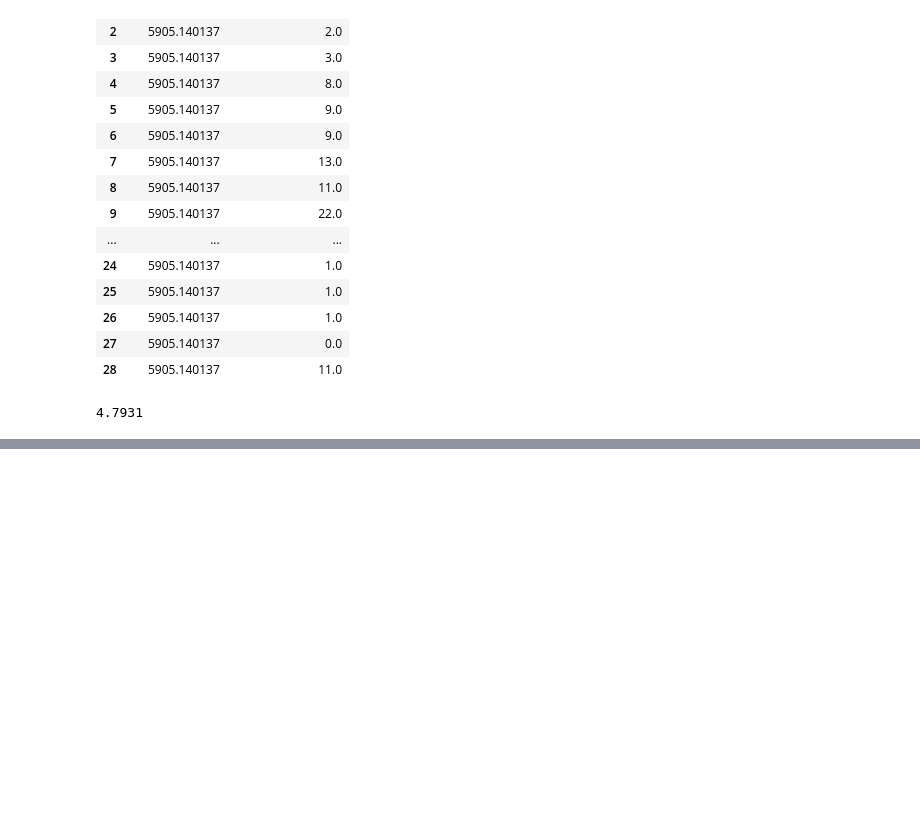
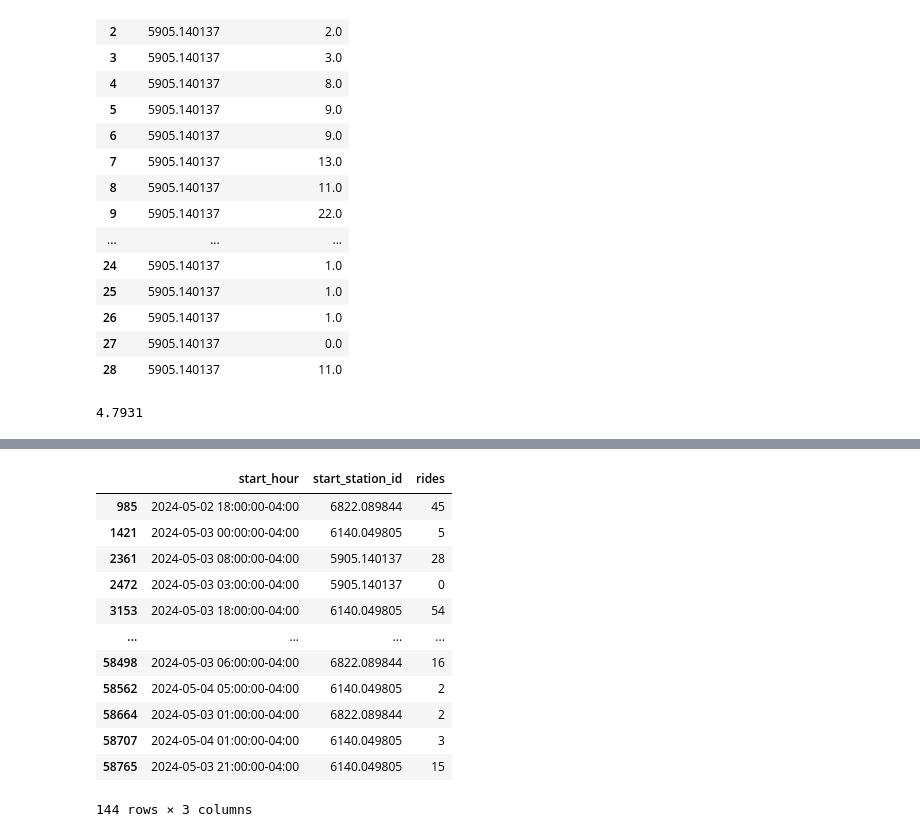
Before and after one commit to nolantphillips/CitiBike, a Jupyter notebook: notebooks/13_model_training_pipeline.ipynb, the cells around one changed output, grey strips where cells are left out. Saved outputs shown, nothing was run; the diff lists cells and outputs as text; code cells hidden in the pictures; blank space fills up the shorter version.

```diff
--- a/notebooks/13_model_training_pipeline.ipynb
+++ b/notebooks/13_model_training_pipeline.ipynb
@@ -465,3 +465,23 @@ test_mae = mean_absolute_error(y_test_5905, preds['predicted_demand'])
 print(f"{test_mae:.4f}")
 # %% [output]
 4.7931
+# %%
+from src.inference import get_feature_store
+import pandas as pd
+from datetime import datetime, timedelta, timezone
+
+days=2
+current_date = pd.to_datetime(datetime.now()).tz_localize("US/Eastern")
+fetch_data_from = current_date - timedelta(days=(365 + days))
+fetch_data_to = current_date - timedelta(days=365)
+print(fetch_data_from, fetch_data_to)
+fs = get_feature_store()
+fg = fs.get_feature_group(name=config.FEATURE_GROUP_NAME, version=1)
+
+query = fg.select_all()
+# query = query.filter((fg.pickup_hour >= fetch_data_from))
+df = query.read()
+df["start_hour"] = df["start_hour"].dt.tz_convert("US/Eastern")
+cond = (df["start_hour"] >= fetch_data_from) & (df["start_hour"] <= fetch_data_to)
+df[cond]
+# %% [output]
@@ -467,0 +497,13 @@ print(f"{test_mae:.4f}")
+|  | start_hour | start_station_id | rides |
+| 985 | 2024-05-02 18:00:00-04:00 | 6822.089844 | 45 |
+| 1421 | 2024-05-03 00:00:00-04:00 | 6140.049805 | 5 |
+| 2361 | 2024-05-03 08:00:00-04:00 | 5905.140137 | 28 |
+| 2472 | 2024-05-03 03:00:00-04:00 | 5905.140137 | 0 |
+| 3153 | 2024-05-03 18:00:00-04:00 | 6140.049805 | 54 |
+| ... | ... | ... | ... |
+| 58498 | 2024-05-03 06:00:00-04:00 | 6822.089844 | 16 |
+| 58562 | 2024-05-04 05:00:00-04:00 | 6140.049805 | 2 |
+| 58664 | 2024-05-03 01:00:00-04:00 | 6822.089844 | 2 |
+| 58707 | 2024-05-04 01:00:00-04:00 | 6140.049805 | 3 |
+| 58765 | 2024-05-03 21:00:00-04:00 | 6140.049805 | 15 |
+144 rows × 3 columns
```
Also changed, not shown: parts of 13 cells of this notebook, 3 other files.
